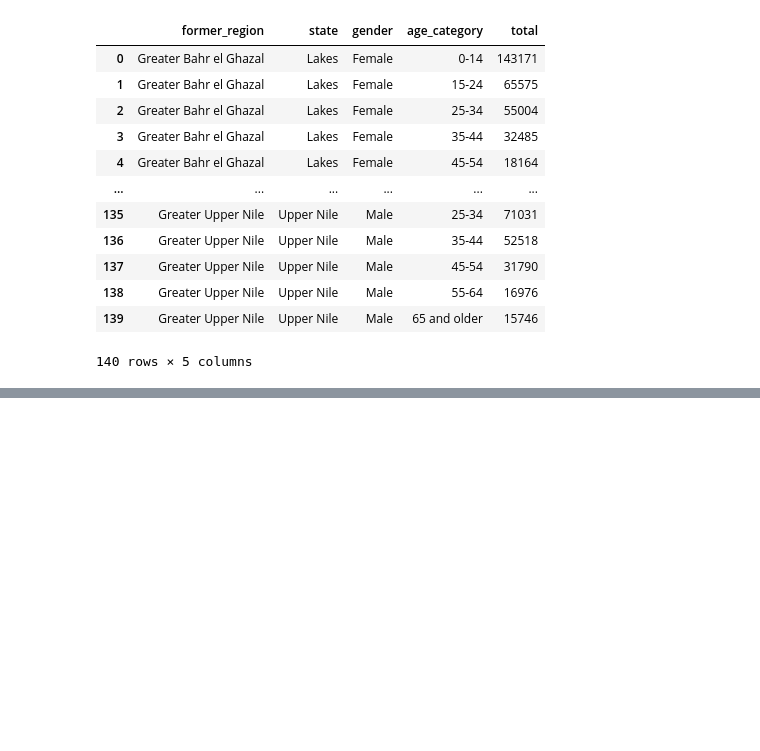
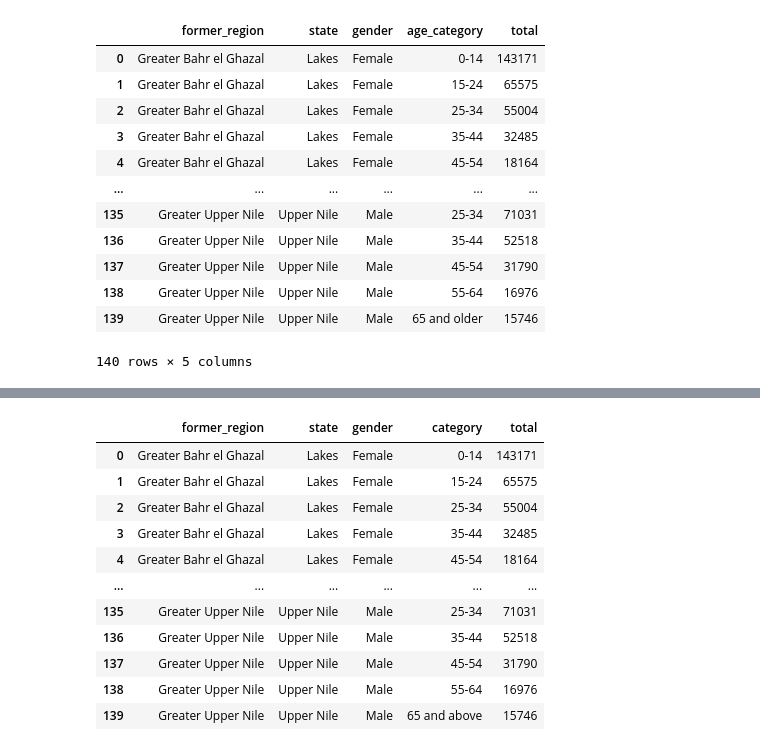
Before and after one commit to tongakuot/python4ds, a Jupyter notebook: module-02.ipynb, the cells around one changed output, grey strips where cells are left out. Drawn from its saved outputs; the diff is of its cells as text; code cells hidden in the pictures; blank space fills up the shorter version.

```diff
--- a/module-02.ipynb
+++ b/module-02.ipynb
@@ -1004,0 +1007,10 @@ census_sorted.loc['Jonglei', :].head()
+# %%
+# Import data
+census_raw = pd.read_csv(
+    'Python for Data Science_files/data/ss_2008_census_data_raw.csv',
+    dtype_backend='pyarrow',
+    engine='pyarrow'
+    )
+
+# Inspect the first 5 rows
+census_raw.head(5)
@@ -1004,0 +1024,71 @@ census_sorted.loc['Jonglei', :].head()
+# %%
+# Cleaning and transforming data
+cols = ['region_name', 'variable_name', 'age_name', '2008']
+age_mapping = {
+               '0 to 4':'0-14',
+               '5 to 9':'0-14',
+               '10 to 14':'0-14',
+               '15 to 19':'15-24',
+               '20 to 24':'15-24',
+               '25 to 29':'25-34',
+               '30 to 34':'25-34',
+               '35 to 39':'35-44',
+               '40 to 44':'35-44',
+               '45 to 49':'45-54',
+               '50 to 54':'45-54',
+               '55 to 59':'55-64',
+               '60 to 64':'55-64',
+               '65+':'65 and above'
+}
+
+(
+    census_raw
+    # tidy column names with clean_names() from pyjanitor
+    .clean_names()
+    # select columns of interest
+    [cols]
+    # drop rows with missing values
+    .dropna()
+    # rename columns
+    .rename(columns={
+        'region_name':'state',
+        'variable_name':'gender',
+        'age_name':'age_category',
+        '2008':'population'
+    })
+    .assign(
+        former_region=lambda df: df['state'].case_when(caselist=[
+            (df['state'].isin(['Upper Nile', 'Jonglei', 'Unity']), 'Greater Upper Nile'),
+            (df['state'].str.contains('Equatoria'), 'Greater Equatoria'),
+            (df['state'].str.endswith('Ghazal'), 'Greater Bahr el Ghazal'),
+            ((df['state'] == 'Warrap') | (df['state'] == 'Lakes'), 'Greater Bahr el Ghazal')
+
+        ])
+    )
+    .assign(
+        gender=lambda df: df['gender'].str.split(' ', expand=True)[1],
+        category=lambda df: df['age_category'].replace(age_mapping)
+    )
+    .drop(columns='age_category')
+    # Remove totals rows
+    .query('gender != "Total" & category != "Total"')
+    # group by and summarize
+    .groupby(['former_region', 'state', 'gender', 'category'])
+    .agg(total=('population', 'sum'))
+    .reset_index()
+
+
+)
+# %% [output]
+|  | former_region | state | gender | category | total |
+| 0 | Greater Bahr el Ghazal | Lakes | Female | 0-14 | 143171 |
+| 1 | Greater Bahr el Ghazal | Lakes | Female | 15-24 | 65575 |
+| 2 | Greater Bahr el Ghazal | Lakes | Female | 25-34 | 55004 |
+| 3 | Greater Bahr el Ghazal | Lakes | Female | 35-44 | 32485 |
+| 4 | Greater Bahr el Ghazal | Lakes | Female | 45-54 | 18164 |
+| ... | ... | ... | ... | ... | ... |
+| 135 | Greater Upper Nile | Upper Nile | Male | 25-34 | 71031 |
+| 136 | Greater Upper Nile | Upper Nile | Male | 35-44 | 52518 |
+| 137 | Greater Upper Nile | Upper Nile | Male | 45-54 | 31790 |
+| 138 | Greater Upper Nile | Upper Nile | Male | 55-64 | 16976 |
+| 139 | Greater Upper Nile | Upper Nile | Male | 65 and above | 15746 |
```
Also changed, not shown: parts of 13 cells of this notebook.
